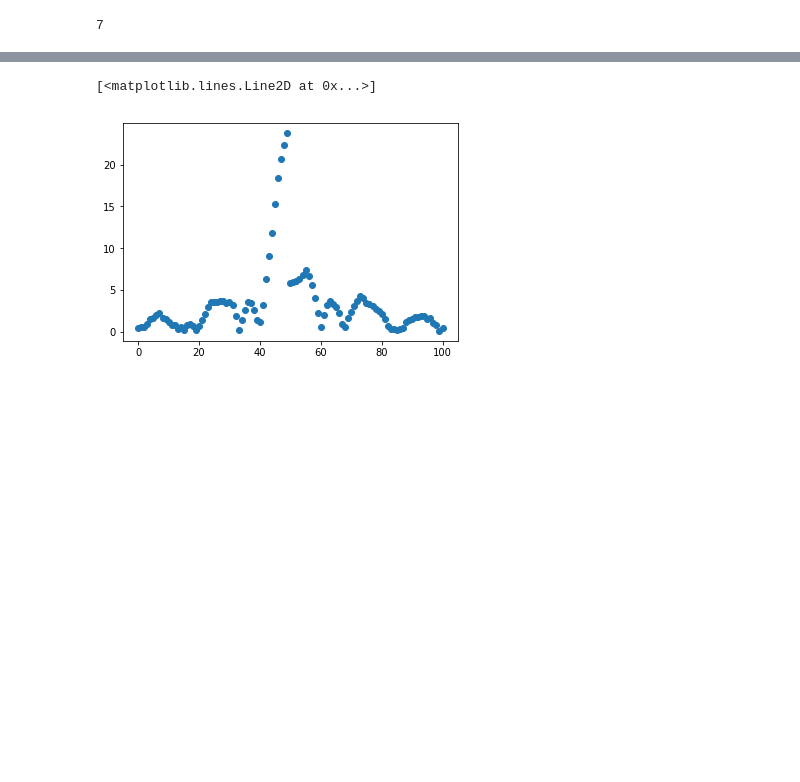
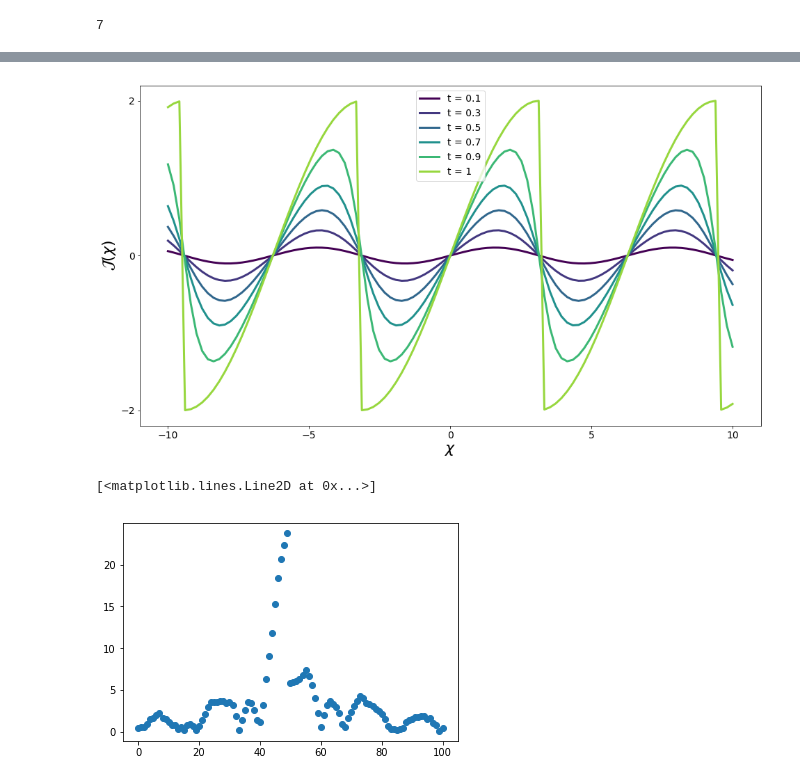
Before and after one commit to NeroCorleone/thesis, a Jupyter notebook: code/plots.ipynb, the cells around one changed output, grey strips where cells are left out. Cells and saved outputs as stored; diff of their text form; code cells hidden in the pictures; blank space fills up the shorter version.

```diff
--- a/code/plots.ipynb
+++ b/code/plots.ipynb
@@ -42,3 +112,22 @@ invalid hex color string "#440154ff"
+# %%
+x = np.linspace(-10, 10, 100)
+fig, ax = plt.subplots(figsize=(16, 9))
+t_vals = [0.1, 0.3, 0.5, 0.7, 0.9, 1]
+#for index, t in enumerate(reversed(t_vals)):
+for index, t in enumerate(t_vals):
+    ax.plot(x, short_j(x, t), label='t = {}'.format(t),
+            color=cmap[index * round(len(cmap) / len(t_vals))], linewidth=3)
+ax.legend(loc=9, prop={'size': 14})
+ax.set_xlabel(r'$\chi$', fontsize=22)
+ax.set_ylabel(r'$\mathcal{J}(\chi)$', fontsize=22)
+ax.xaxis.set_ticks([-10, -5, 0, 5, 10])
+ax.xaxis.set_tick_params(labelsize=14)
+ax.yaxis.set_ticks([2, 0, -2])
+ax.yaxis.set_tick_params(labelsize=14)
+
+fig.savefig('/home/nefta/thesis/Masterthesis/figure/analyticalmodel/current_density_short.pdf')
+# %% [output]
+[figure, added]
 # %%
 def readValues(filename):
     values = []
```
Also changed, not shown: parts of 7 cells of this notebook, 19 other files.
